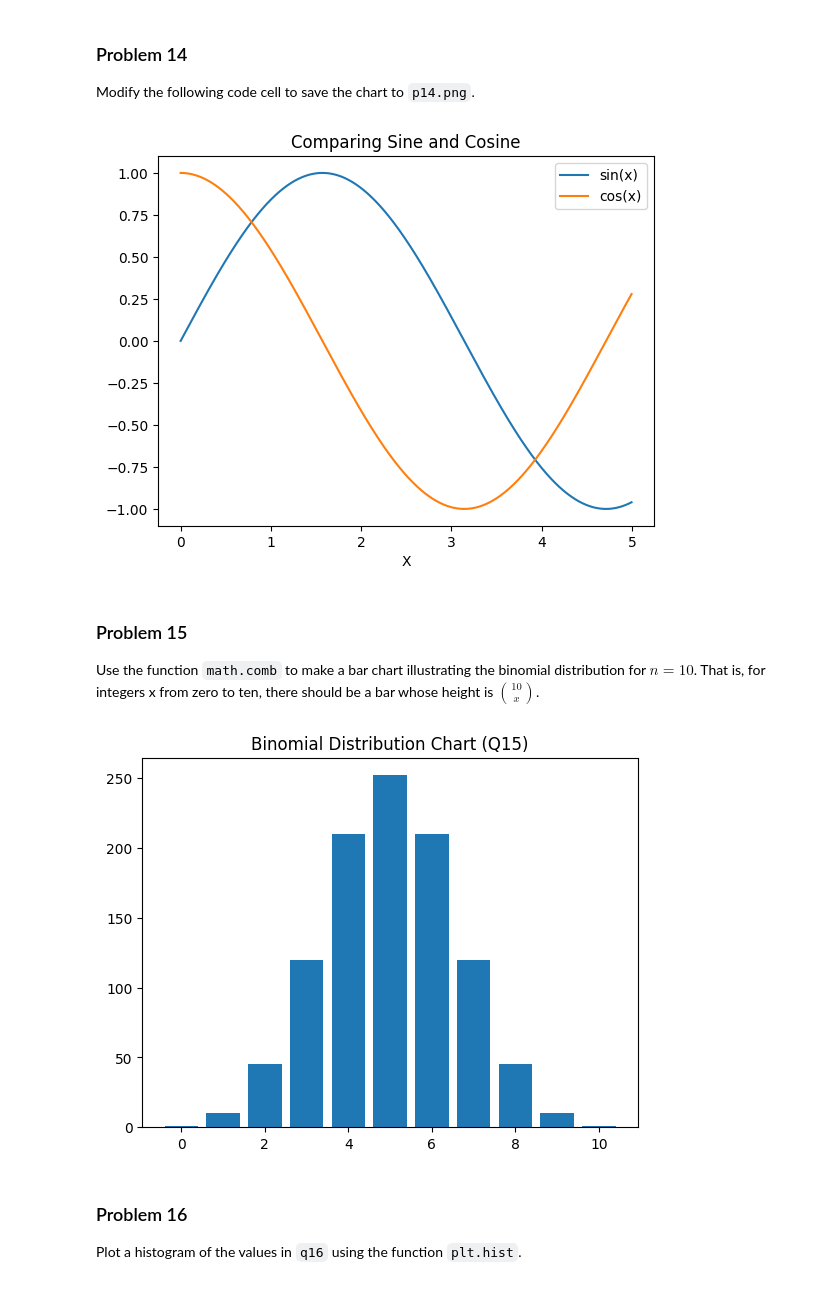
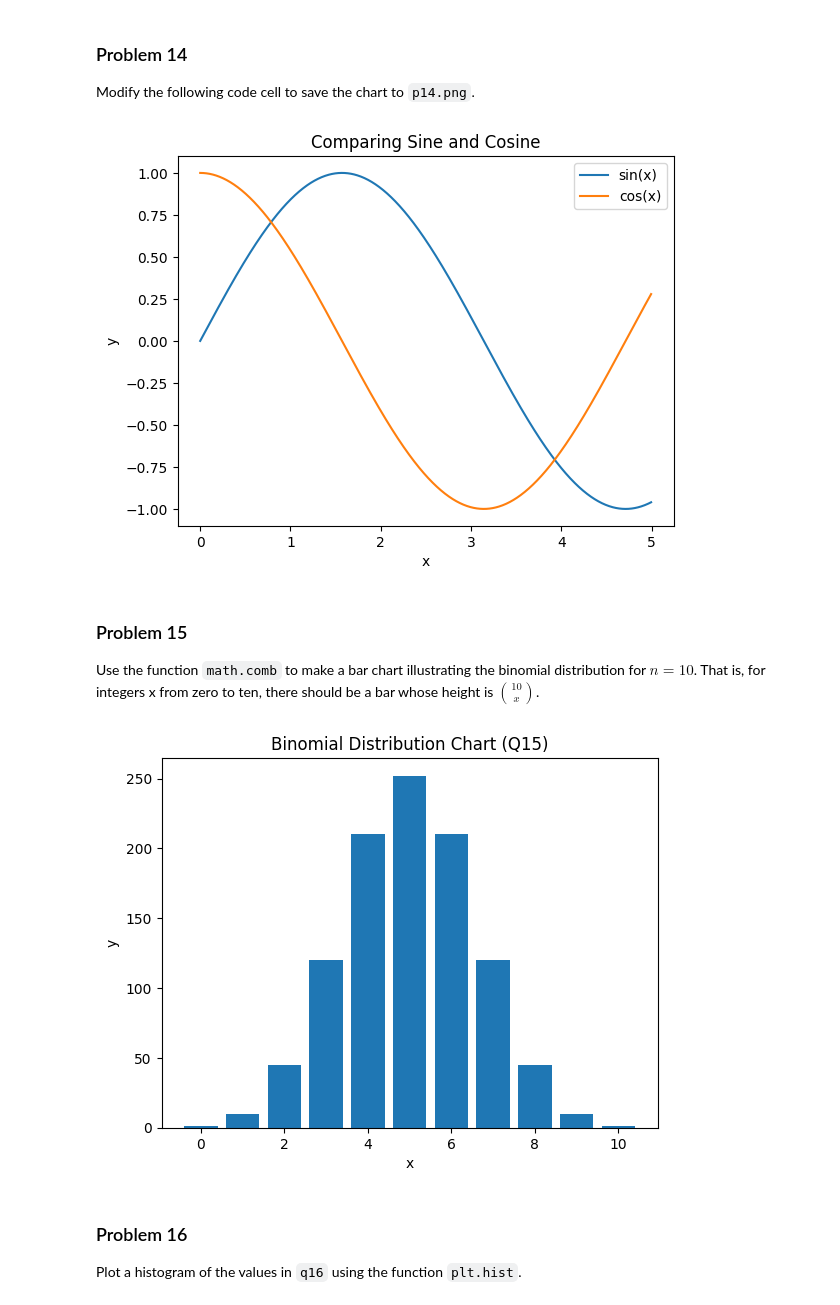
Before and after one commit to jchen8001/dx602-homework-05, a Jupyter notebook: homework.ipynb, the cells around one changed output. Drawn from its saved outputs; the diff is of its cells as text; code cells hidden in the pictures.

```diff
--- a/homework.ipynb
+++ b/homework.ipynb
@@ -418,13 +444,14 @@ plt.plot(xs, [math.cos(x) for x in xs], label="cos(x)")
 
 plt.legend()
 plt.title("Comparing Sine and Cosine")
-plt.xlabel("X")
+plt.xlabel("x")
+plt.ylabel("y")
 
 # YOUR CHANGES HERE
 
 plt.savefig("p14.png")
 # %% [output]
-[figure, old version]
+[figure, new version]
 # %% [markdown]
 ### Problem 15
 
@@ -433,26 +460,28 @@ That is, for integers x from zero to ten, there should be a bar whose height is
 # %%
 # YOUR CHANGES HERE
 import math
 
 def make_binomial_distr(n):
     x_vals = []
     y_vals = []
 
     for i in range(n+1):
         fact_10 = math.factorial(10)
         fact_i = math.factorial(i)
         fact_10_minus_i = math.factorial((10 - i))
 
         new_binomial_val = fact_10 / (fact_i * fact_10_minus_i)
         x_vals.append(i)
         y_vals.append(new_binomial_val)
 
     plt.bar(x_vals, y_vals)
     plt.title("Binomial Distribution Chart (Q15)")
+    plt.xlabel("x")
+    plt.ylabel("y")
 
 make_binomial_distr(10)
 # %% [output]
-[figure, old version]
+[figure, new version]
 # %% [markdown]
 ### Problem 16
 
```
Also changed, not shown: parts of 13 cells of this notebook, 1 other file.
